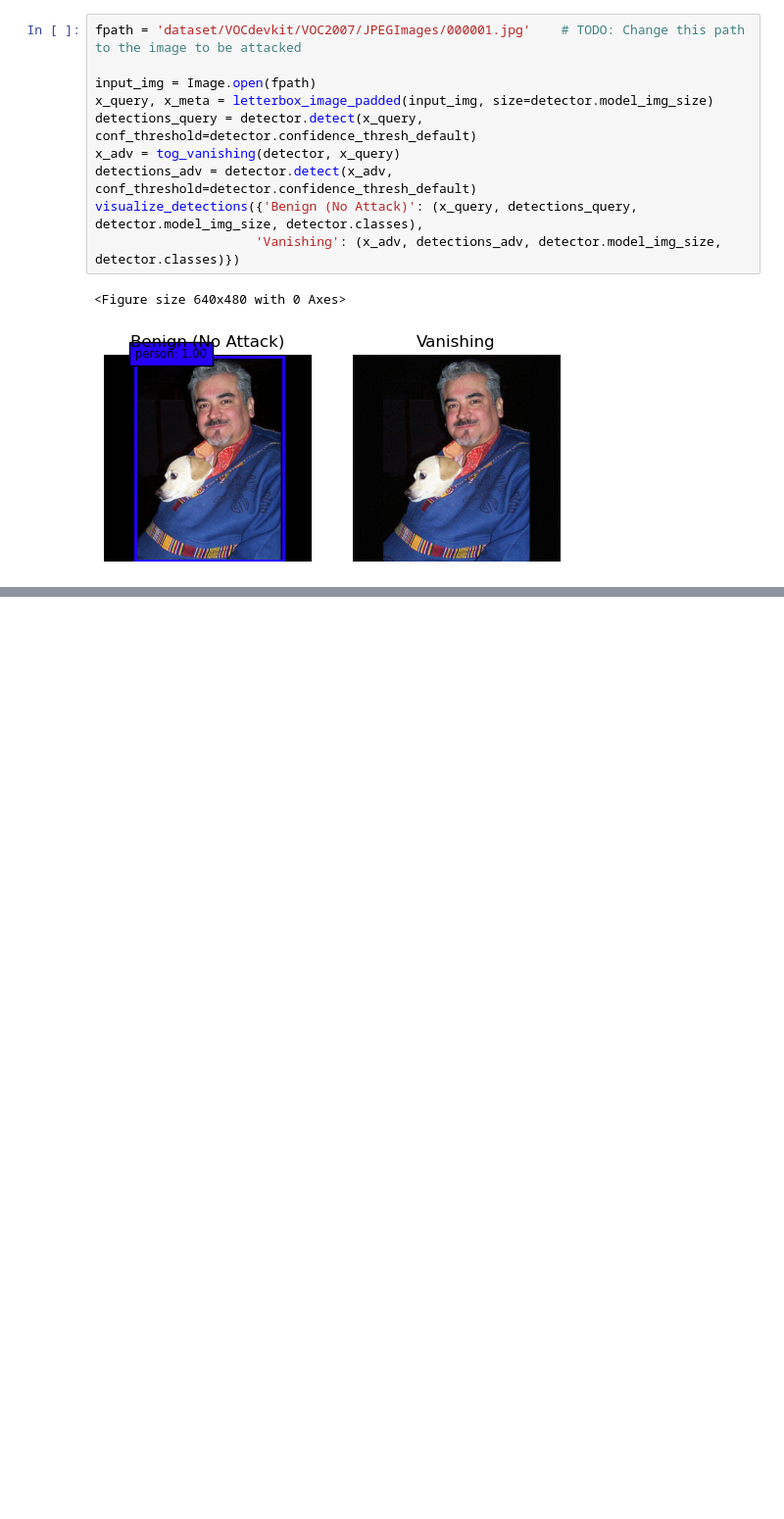
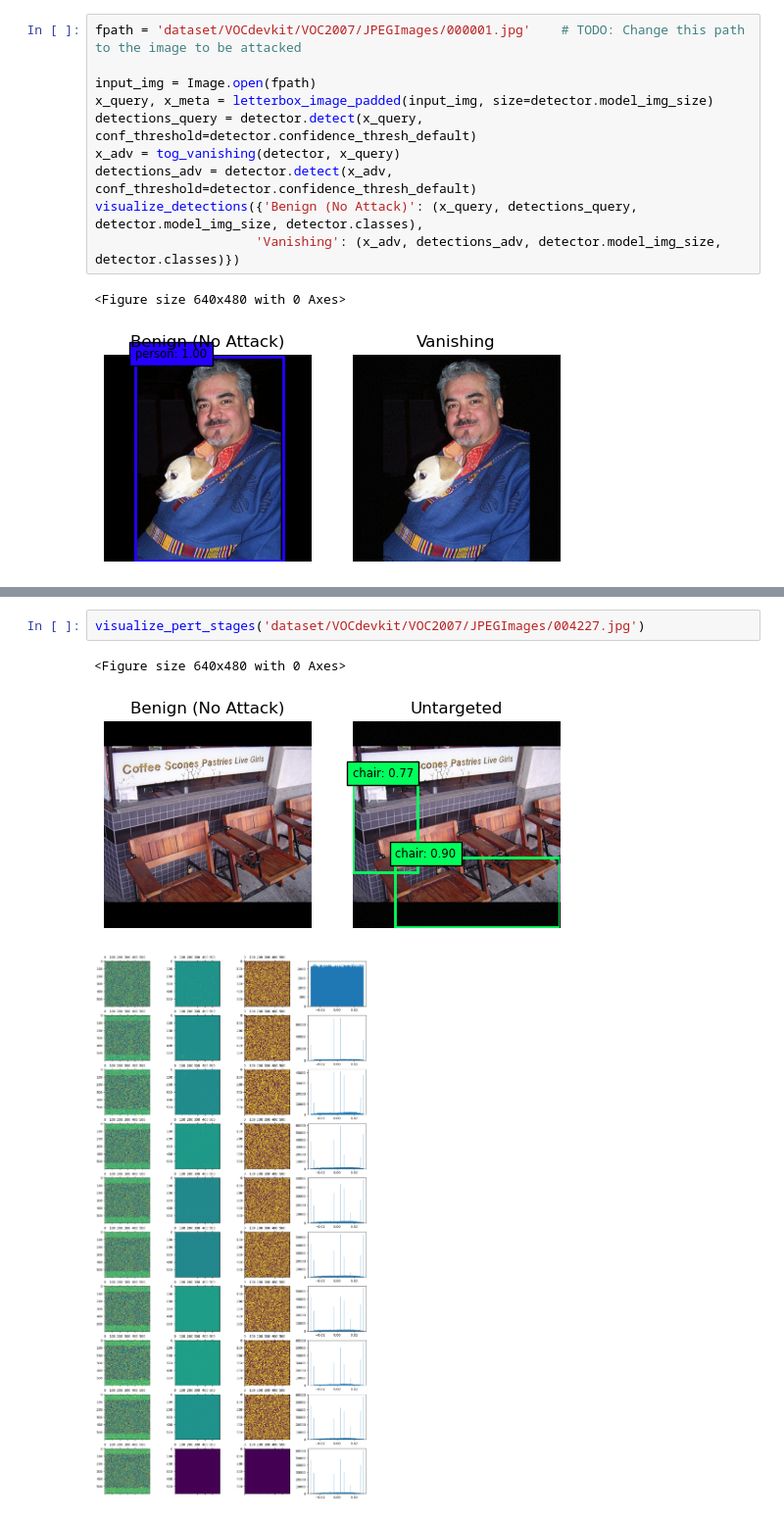
Before and after one commit to zacharyyahn/AFOG, a Jupyter notebook: visualize_attacks.ipynb, the cells around one changed output, grey strips where cells are left out. Shown at 98% size. Saved outputs shown, nothing was run; the diff lists cells and outputs as text; blank space fills up the shorter version.

```diff
--- a/visualize_attacks.ipynb
+++ b/visualize_attacks.ipynb
@@ -128,0 +174,6 @@ visualize_perts('dataset/VOCdevkit/VOC2007/JPEGImages/000001.jpg')
+# %%
+visualize_pert_stages('dataset/VOCdevkit/VOC2007/JPEGImages/004227.jpg')
+# %% [output]
+<Figure size 640x480 with 0 Axes>
+[figure, added]
+[figure, added]
```
Also changed, not shown: parts of 2 cells of this notebook, 10 other files.
